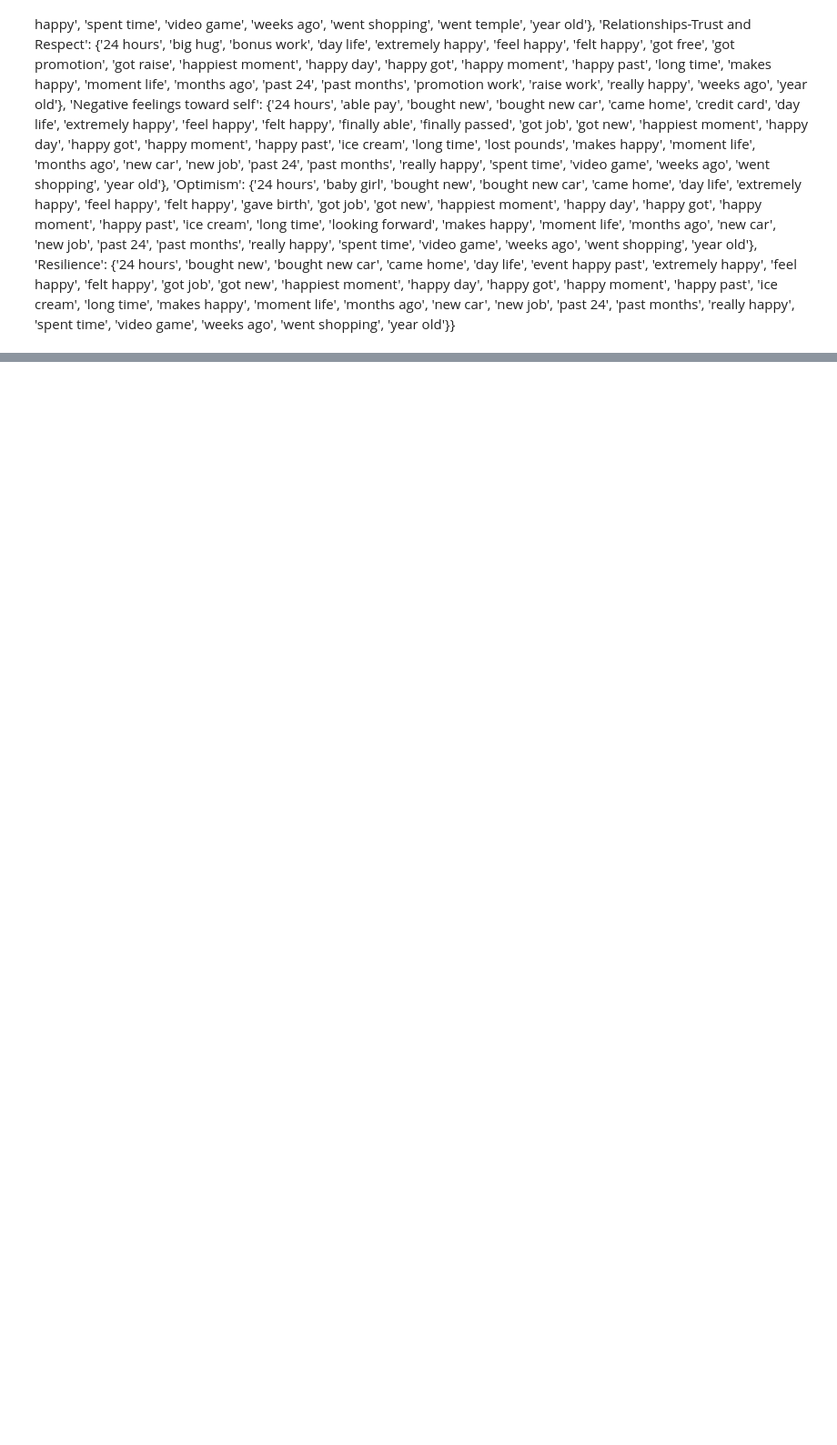
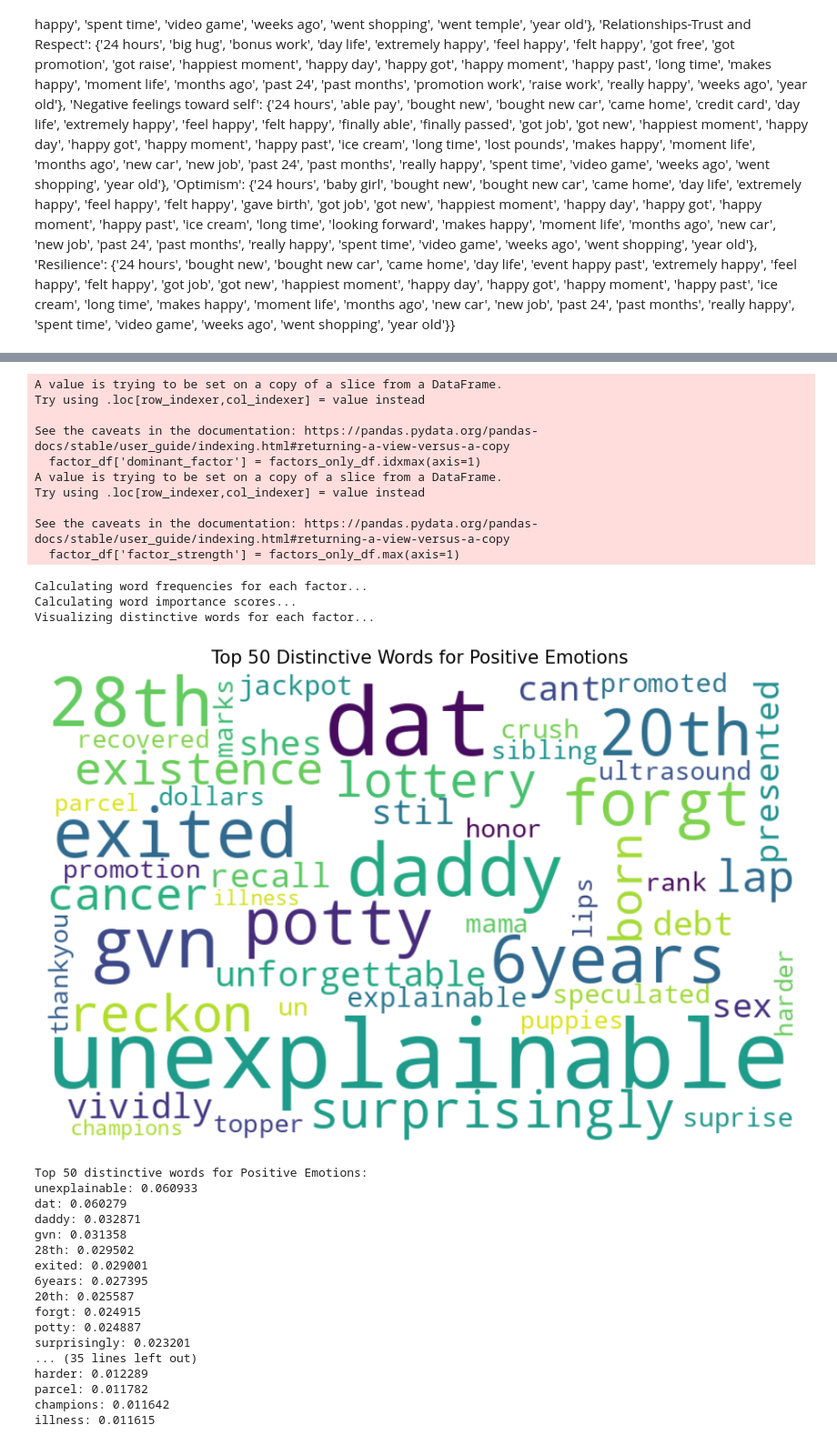
Before and after one commit to NathanSusser/HappyDB, a Jupyter notebook: factor_correlation analysis/numbers and sentences.ipynb, the cells around one changed output, grey strips where cells are left out. Shown at 91% size. Drawn from its saved outputs; the diff is of its cells as text; code cells hidden in the pictures; blank space fills up the shorter version.

```diff
--- a/factor_correlation analysis/numbers and sentences.ipynb
+++ b/factor_correlation analysis/numbers and sentences.ipynb
@@ -850,3 +850,20 @@ stopwords_map = {'Positive Emotions': {'24 hours',
   'weeks ago',
   'went shopping',
   'year old'}}
+# %%
+# First, create a dataframe with only the factor columns
+factor_columns = [col for col in factor_df.columns if col in factor_label_map.values()]
+factors_only_df = factor_df[factor_columns]
+
+# Get dominant factor index (highest score per sentence)
+dominant_factor_indices = factors_only_df.idxmax(axis=1)  # Name of strongest factor column
+dominant_factor_values = factors_only_df.max(axis=1)      # Highest factor value per sentence
+
+# Add these to the original dataframe
+factor_df['dominant_factor'] = dominant_factor_indices
+factor_df['factor_strength'] = dominant_factor_values
+
+# Print a preview
+print("Dominant Factor Shape:", factor_df['dominant_factor'].shape)
+print("Factor Strength Shape:", factor_df['factor_strength'].shape)
+print(factor_df[['dominant_factor', 'factor_strength']].head())
@@ -895,7 +931,7 @@ universal_stopwords = {
     "say", "tell", "give", "take", "make", "do", "have", "be", "is", "are",
     "was", "were", "will", "would", "can", "could", "should", "may", "might",
     "must", "shall", "ought", "need", "want", "like", "love", "hate", "prefer","have",
-    "day", "s", "S", "time", "thing", "things", "one", "two", "three", "four", "five", "went", "out"
+    "day", "s", "S", "time", "thing", "things", "one", "two", "three", "four", "five", "went", "out", "00am", "rs", "ai", "bhk"
 }
 # %%
 import pandas as pd
@@ -1070,0 +1341,61 @@ create_factor_word_cloud(factor_df, 'Relationships-Trust and Respect', stopwords
+# %%
+# First, calculate dominant factors for your dataframe
+factor_columns = [col for col in factor_df.columns if col in factor_label_map.values()]
+factors_only_df = factor_df[factor_columns]
+
+# Get dominant factor index (highest score per sentence)
+factor_df['dominant_factor'] = factors_only_df.idxmax(axis=1)
+factor_df['factor_strength'] = factors_only_df.max(axis=1)
+
+# Run the analysis with balanced word importance calculation
+freq_dict, importance_dict = analyze_factor_word_importance(
+    factor_df,
+    text_column='cleaned_hm',
+    factor_column='dominant_factor',
+    strength_column='factor_strength',
+    strength_threshold=0.5,
+    factors_to_visualize=[
+        "Positive Emotions",
+        "Close and Deep Relationships",
+        "Community & Belonging",
+        "Supportive Relationships",
+        "Trusting and Respectfully Relationships"
+    ],
+    top_n=50,
+    stopwords=universal_stopwords,
+    min_term_freq=3,       # Words must appear at least 3 times in a factor
+    sublinear_tf=True,     # Use logarithmic scaling for term frequency
+    idf_smoothing=1.0      # Smoothing factor for IDF calculation
+)
+# %% [output]
+A value is trying to be set on a copy of a slice from a DataFrame.
+Try using .loc[row_indexer,col_indexer] = value instead
+
+See the caveats in the documentation: https://pandas.pydata.org/pandas-docs/stable/user_guide/indexing.html#returning-a-view-versus-a-copy
+  factor_df['dominant_factor'] = factors_only_df.idxmax(axis=1)
+A value is trying to be set on a copy of a slice from a DataFrame.
+Try using .loc[row_indexer,col_indexer] = value instead
+
+See the caveats in the documentation: https://pandas.pydata.org/pandas-docs/stable/user_guide/indexing.html#returning-a-view-versus-a-copy
+  factor_df['factor_strength'] = factors_only_df.max(axis=1)
+Calculating word frequencies for each factor...
+Calculating word importance scores...
+Visualizing distinctive words for each factor...
+[figure, added]
+Top 50 distinctive words for Positive Emotions:
+unexplainable: 0.060933
+dat: 0.060279
+daddy: 0.032871
+gvn: 0.031358
+28th: 0.029502
+exited: 0.029001
+6years: 0.027395
+20th: 0.025587
+forgt: 0.024915
+potty: 0.024887
+surprisingly: 0.023201
+... (35 lines left out)
+harder: 0.012289
+parcel: 0.011782
+champions: 0.011642
+illness: 0.011615
```
Also changed, not shown: parts of 9 cells of this notebook, 2 other files.
